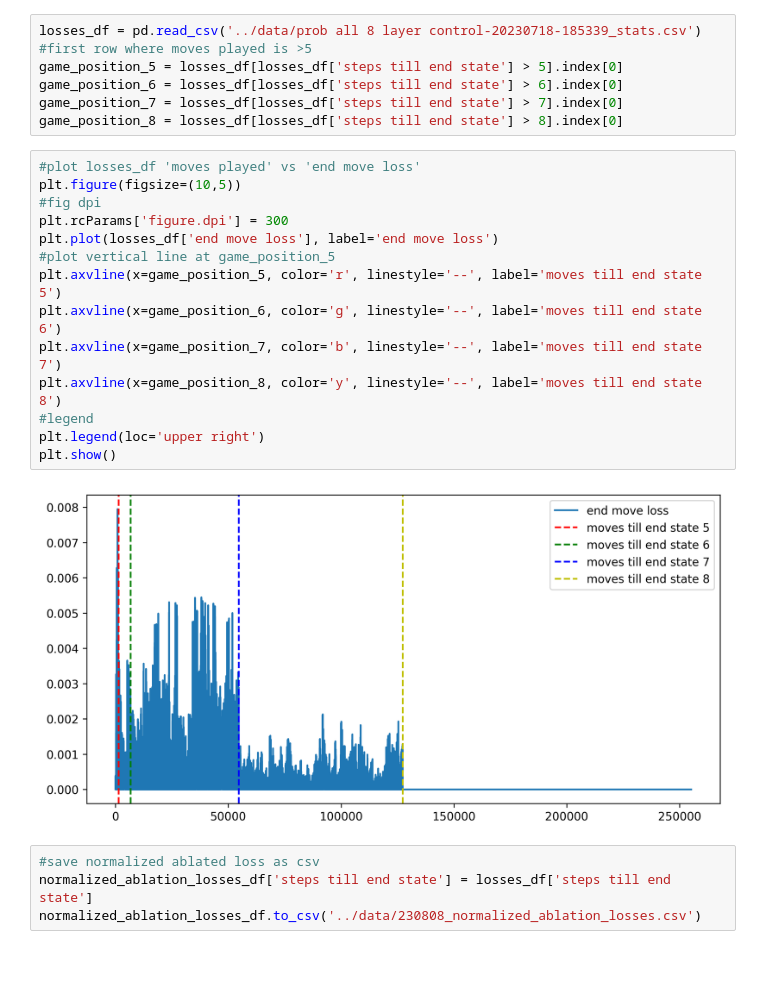
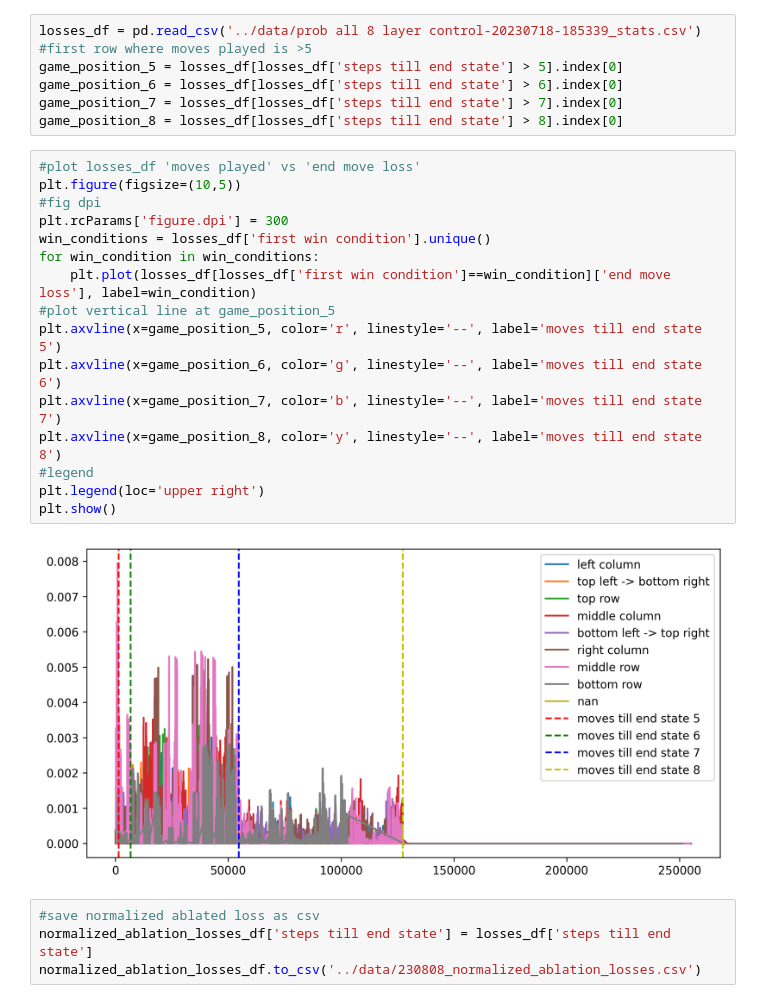
Before and after one commit to obayyub/Alphatoe, a Jupyter notebook: notebooks/230807_mlp_neuron_ablation_normalized.ipynb, the cells around one changed output. Drawn from its saved outputs; the diff is of its cells as text; blank space fills up the shorter version.

```diff
--- a/notebooks/230807_mlp_neuron_ablation_normalized.ipynb
+++ b/notebooks/230807_mlp_neuron_ablation_normalized.ipynb
@@ -109,19 +109,21 @@ game_position_8 = losses_df[losses_df['steps till end state'] > 8].index[0]
 # %%
 #plot losses_df 'moves played' vs 'end move loss'
 plt.figure(figsize=(10,5))
 #fig dpi
 plt.rcParams['figure.dpi'] = 300
-plt.plot(losses_df['end move loss'], label='end move loss')
+win_conditions = losses_df['first win condition'].unique()
+for win_condition in win_conditions:
+    plt.plot(losses_df[losses_df['first win condition']==win_condition]['end move loss'], label=win_condition)
 #plot vertical line at game_position_5
 plt.axvline(x=game_position_5, color='r', linestyle='--', label='moves till end state 5')
 plt.axvline(x=game_position_6, color='g', linestyle='--', label='moves till end state 6')
 plt.axvline(x=game_position_7, color='b', linestyle='--', label='moves till end state 7')
 plt.axvline(x=game_position_8, color='y', linestyle='--', label='moves till end state 8')
 #legend
 plt.legend(loc='upper right')
 plt.show()
 # %% [output]
-[figure, old version]
+[figure, new version]
 # %%
 #save normalized ablated loss as csv
 normalized_ablation_losses_df['steps till end state'] = losses_df['steps till end state']
```
Also changed, not shown: 7 other files.
